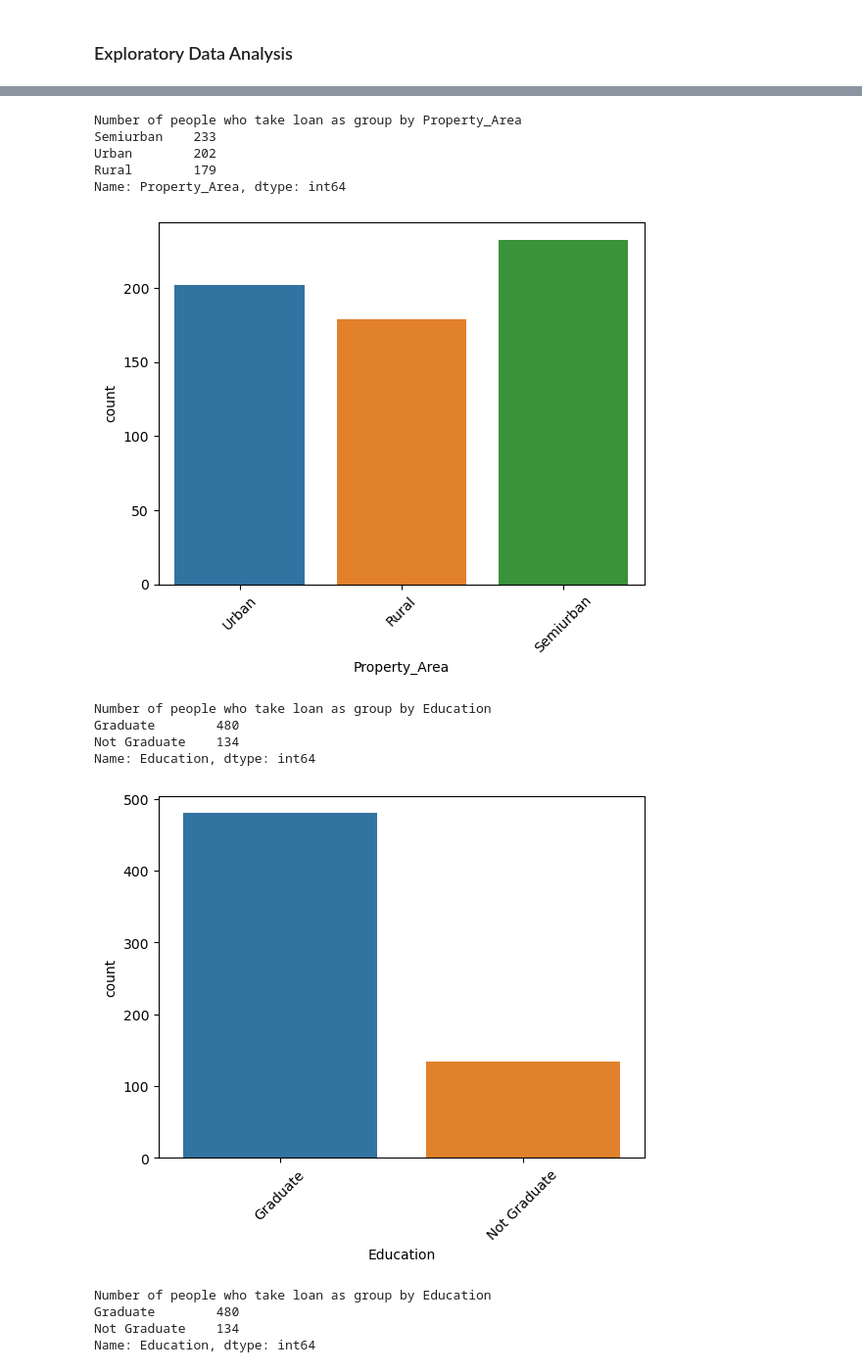
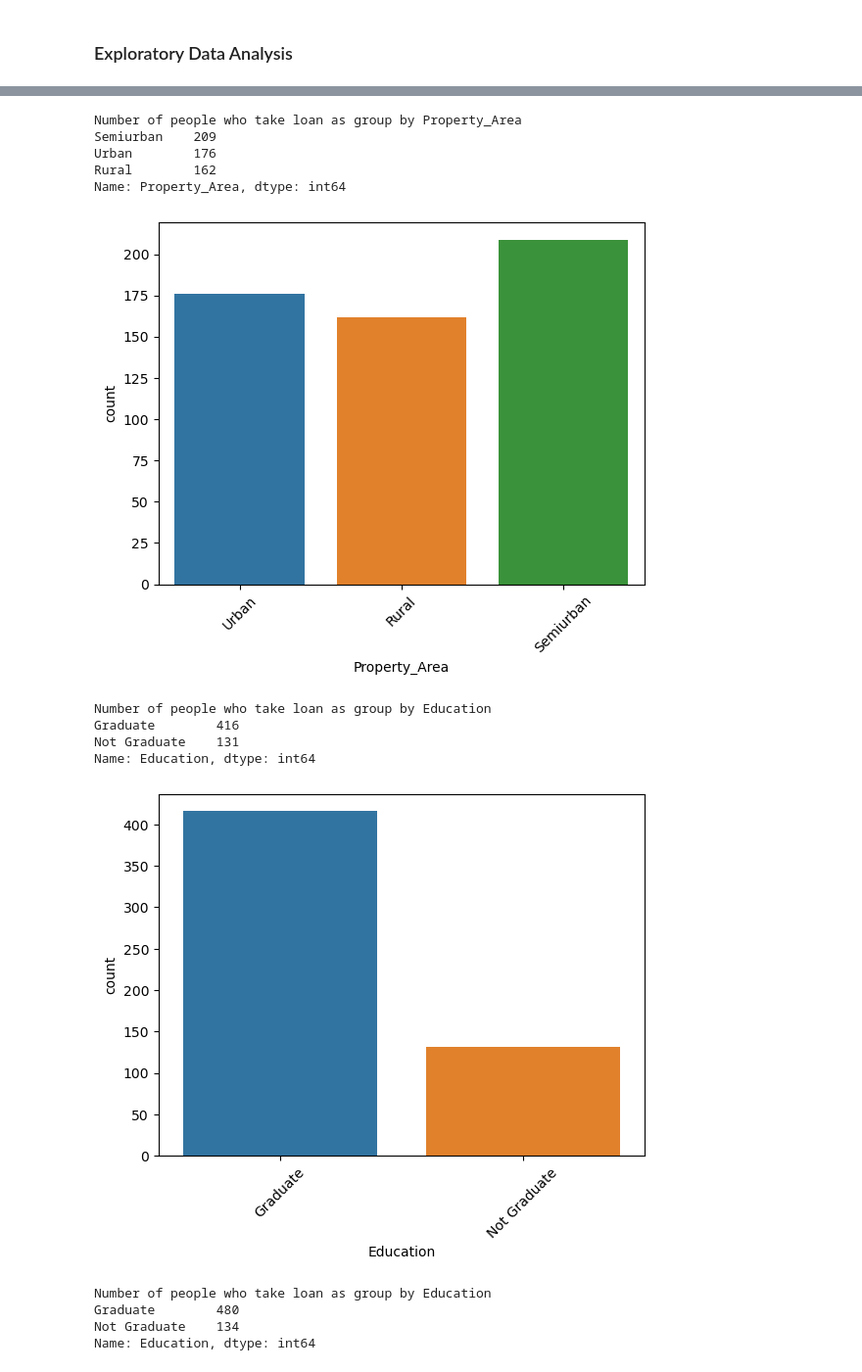
Before and after one commit to johncuevas51/Project_4_Group7, a Jupyter notebook: Loan_JC_prediction_spark.ipynb, the cells around one changed output, grey strips where cells are left out. Shown at 98% size. Cells and saved outputs as stored; diff of their text form; code cells hidden in the pictures.

```diff
--- a/Loan_JC_prediction_spark.ipynb
+++ b/Loan_JC_prediction_spark.ipynb
@@ -334,4 +171,4 @@ N    192
 Name: Loan_Status, dtype: int64
 # %%
 # Dropping Loan_ID column
-data.drop(['Loan_ID'],axis=1,inplace=True)
+filtered_data_df.drop(['Loan_ID'],axis=1,inplace=True)
@@ -368,19 +210,19 @@ Number of rows with null values: 134
 # %%
 #filling null values-- filling in null values with mode or mean values of the data. So if gender has more male than female, then we will fill Null values with Male.
 
-data.Gender.fillna(data['Gender'].mode()[0], inplace=True)
+filtered_data_df.Gender.fillna(filtered_data_df['Gender'].mode()[0], inplace=True)
 
-data.Married.fillna(data['Married'].mode()[0], inplace=True)
+filtered_data_df.Married.fillna(filtered_data_df['Married'].mode()[0], inplace=True)
 
-data['Dependents'].fillna(data['Dependents'].mode()[0], inplace=True)
+filtered_data_df['Dependents'].fillna(filtered_data_df['Dependents'].mode()[0], inplace=True)
 
 
-data.Self_Employed.fillna(data['Self_Employed'].mode()[0], inplace=True)
+filtered_data_df.Self_Employed.fillna(filtered_data_df['Self_Employed'].mode()[0], inplace=True)
 
-data['LoanAmount'].fillna(data['LoanAmount'].mean(), inplace=True) # Mean
+filtered_data_df['LoanAmount'].fillna(filtered_data_df['LoanAmount'].mean(), inplace=True) # Mean
 
 
 
-data['Loan_Amount_Term'].fillna(data['Loan_Amount_Term'].mean(), inplace=True)
+filtered_data_df['Loan_Amount_Term'].fillna(filtered_data_df['Loan_Amount_Term'].mean(), inplace=True)
 
-data['Credit_History'].fillna(data['Credit_History'].mode()[0], inplace=True) # Mode
+filtered_data_df['Credit_History'].fillna(filtered_data_df['Credit_History'].mode()[0], inplace=True) # Mode
@@ -452,26 +334,26 @@ Name: Self_Employed, dtype: int64
 # %%
 print("Number of people who take loan as group by Property_Area")
-print(data['Property_Area'].value_counts())
-sns.countplot(x="Property_Area",data=data)
+print(filtered_data_df['Property_Area'].value_counts())
+sns.countplot(x="Property_Area",data=filtered_data_df)
 plt.xticks(rotation=45)
 plt.show()
 # %% [output]
 Number of people who take loan as group by Property_Area
-Semiurban    233
-Urban        202
-Rural        179
+Semiurban    209
+Urban        176
+Rural        162
 Name: Property_Area, dtype: int64
-[figure, old version]
+[figure, new version]
 # %%
 print("Number of people who take loan as group by Education")
-print(data['Education'].value_counts())
-sns.countplot(x="Education",data=data)
+print(filtered_data_df['Education'].value_counts())
+sns.countplot(x="Education",data=filtered_data_df)
 plt.xticks(rotation=45)
 plt.show()
 # %% [output]
 Number of people who take loan as group by Education
-Graduate        480
-Not Graduate    134
+Graduate        416
+Not Graduate    131
 Name: Education, dtype: int64
-[figure, old version]
+[figure, new version]
 # %%
```
Also changed, not shown: parts of 51 cells of this notebook.
